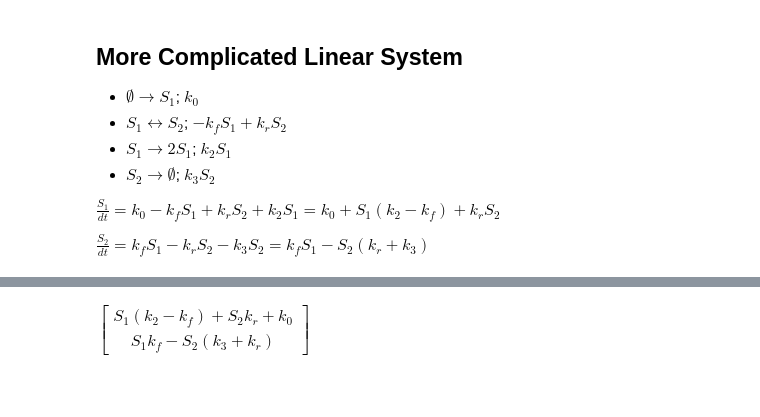
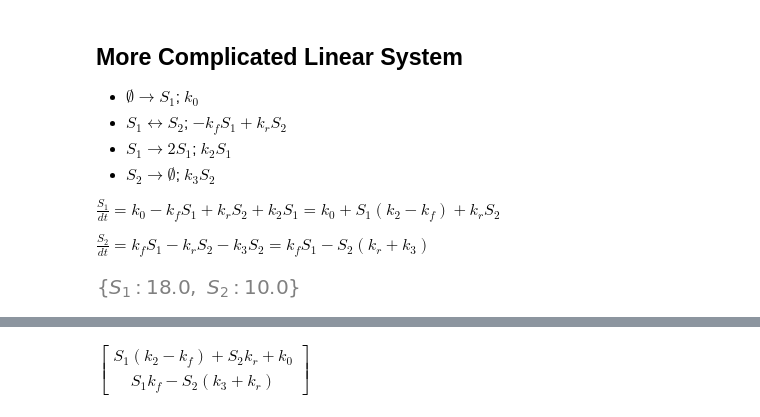
Before and after one commit to ModelEngineering/advancing-biomedical-models, a Jupyter notebook: lecture_2/lecture_2.ipynb, the cells around one changed output, grey strips where cells are left out. Saved outputs shown, nothing was run; the diff lists cells and outputs as text; code cells hidden in the pictures; blank space fills up the shorter version.

```diff
--- a/lecture_2/lecture_2.ipynb
+++ b/lecture_2/lecture_2.ipynb
@@ -54,3 +107,26 @@ $\frac{S_2}{dt} = k_f S_1 - k_r S_2 - k_3 S_2 = k_f S_1 - S_2 (k_r + k_3)$
 # %%
 dS1 = k_0 + S1*(k_2 - k_f) + k_r*S2
 dS2 = k_f*S1 - S2*(k_3 + k_r)
+# %%
+C_k_f = 1
+C_k_r = 0.8
+C_S_T = 10
+C_k_0 = 1
+C_k_2 = .5
+C_k_3 = 1
+def dFunc(Svec):
+    s1, s2 = Svec
+    ds1 = dS1.subs({k_0: C_k_0, S1: s1, S2: s2, k_2: C_k_2, k_f: C_k_f, k_r: C_k_r})
+    ds2 = dS2.subs({k_0: C_k_0, S1: s1, S2: s2, k_2: C_k_2, k_f: C_k_f, k_r: C_k_r, k_3: C_k_3})
+    return (ds1, ds2)
+# %%
+subDct = {k_0: C_k_0, k_2: C_k_2, k_f: C_k_f, k_r: C_k_r, k_3: C_k_3}
+def findFixedPoints(expressions, subDct, vars):
+    newExpressions = []
+    for expression in expressions:
+        newExpressions.append(expression.subs(subDct))
+    return sy.solve(newExpressions, vars)
+
+findFixedPoints([dS1, dS2], subDct, [S1, S2])
+# %% [output]
+[figure, added]
```
Also changed, not shown: parts of 10 cells of this notebook.
